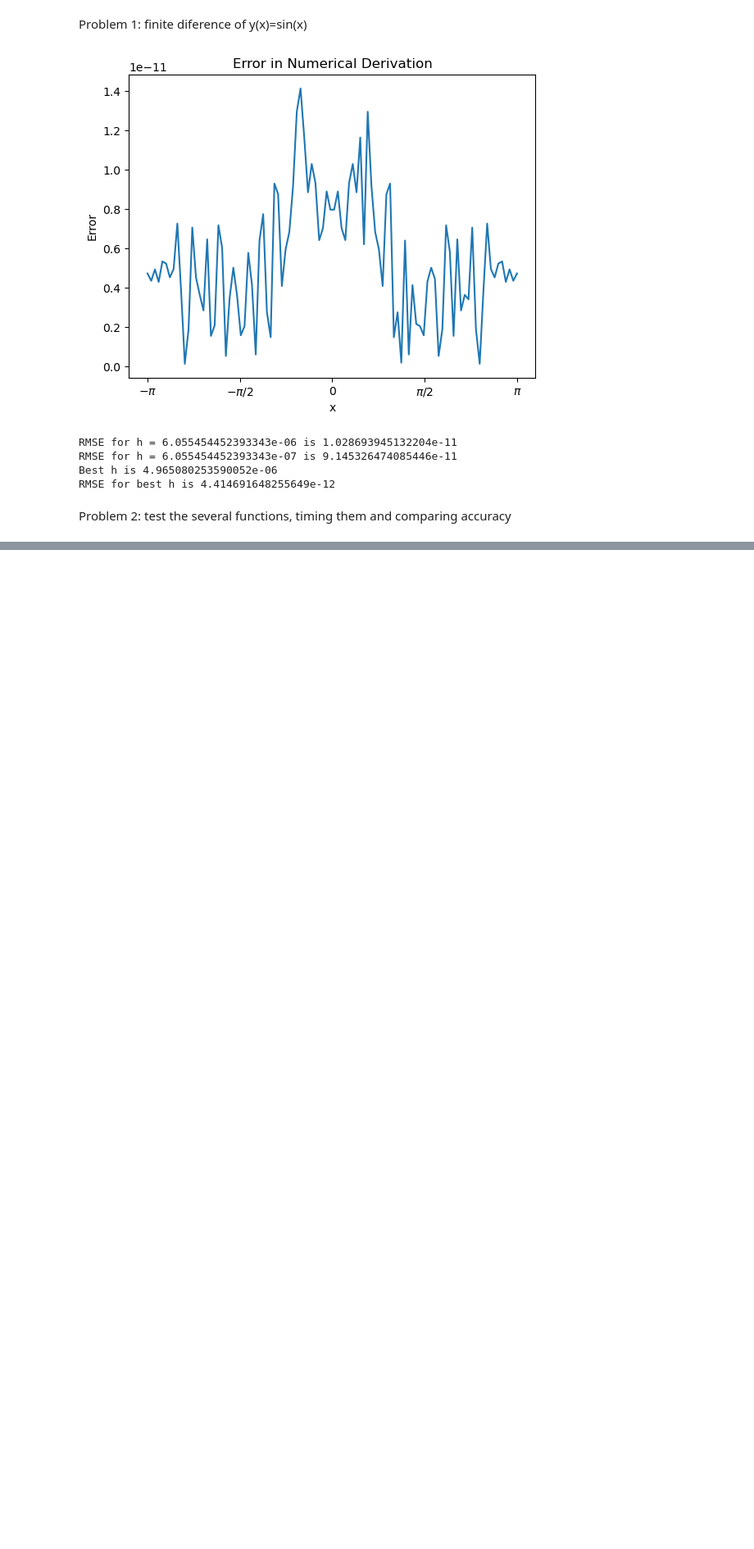
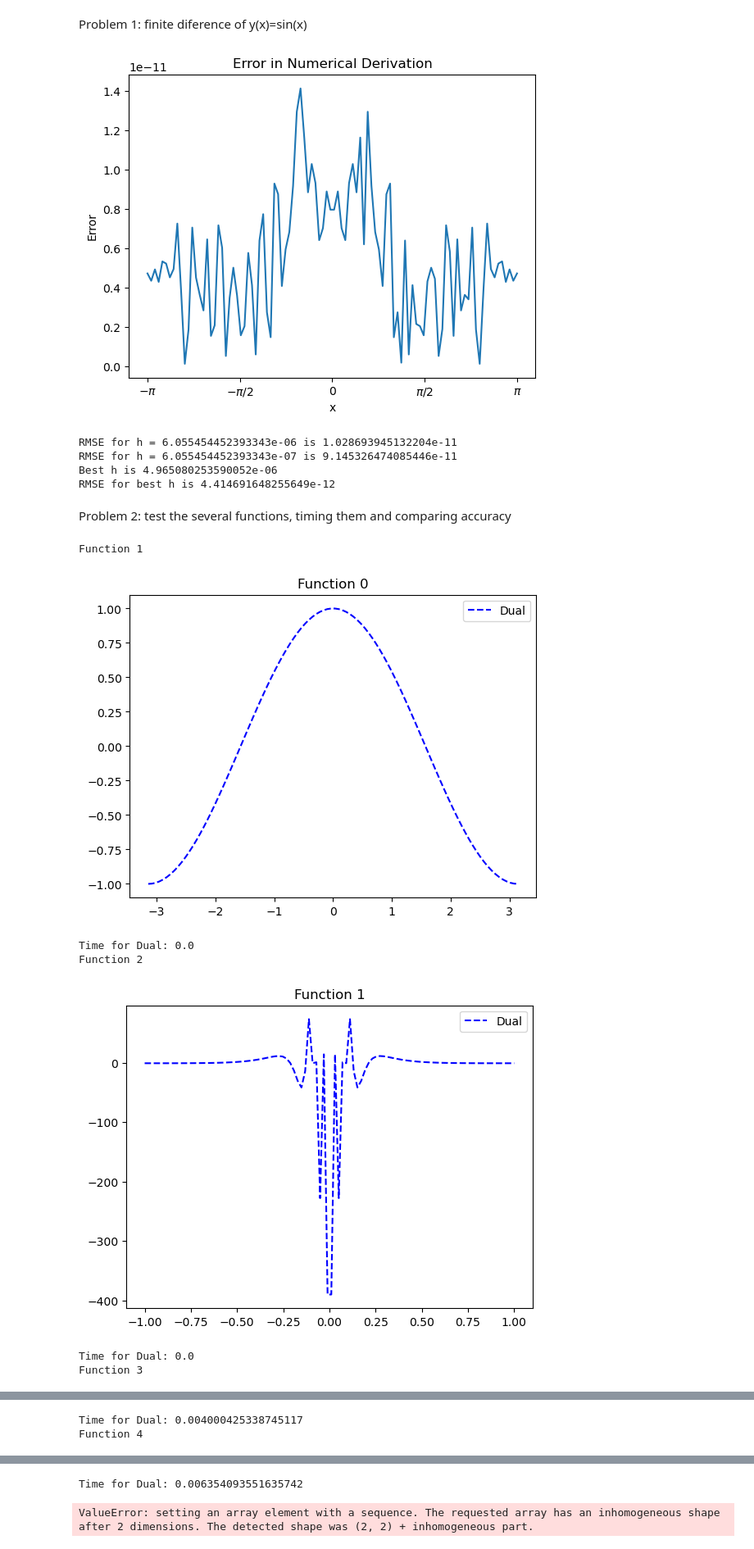
Before and after one commit to BeneathTheManWeFindHis-Nucleus/NumDerivatives-Group-, a Jupyter notebook: main.ipynb, the cells around one changed output, grey strips where cells are left out. Shown: that part at 82% size. Cells and saved outputs as stored; diff of their text form; code cells hidden in the pictures; blank space fills up the shorter version.

Commit message:
test my dual number implementation

```diff
--- a/main.ipynb
+++ b/main.ipynb
@@ -138,6 +138,13 @@ x4 = np.linspace(-1, 1, 100, endpoint=True)
 
 
 def f5(x):
+    ys = []
+    for x_i in x:
+        ys.append(f5_helper(x_i))
+    return ys
+
+
+def f5_helper(x):
     A = np.array([[1, x], [2, x**2]])
     b = np.array([[1], [1]])
     y = np.linalg.solve(A, b)
@@ -145,3 +152,38 @@ def f5(x):
 
 
 x5 = np.linspace(-3, 3, 100, endpoint=True)
+# %%
+methods = ["Dual"]  # add your method here when you implement it
+functions = [f1, f2, f3, f4, f5]
+x = [x1, x2, x3, x4, x5]
+import time
+from interface import derivative
+import matplotlib.pyplot as plt
+
+for i in range(len(functions)):
+    times = []
+    derivs = []
+    for method in methods:
+        start = time.time()
+        temp = derivative(functions[i], x[i], method)
+        end = time.time()
+        derivs.append(temp)
+        times.append(end - start)
+    print(f"Function {i+1}")
+    plt.figure()
+    plt.plot(x[i], derivs[0], "b--", label=methods[0])
+    plt.legend()
+    plt.title(f"Function {i}")
+    plt.show()
+
+    print(f"Time for {methods[0]}: {times[0]}")
+    # print(f"Time for {methods[1]}: {times[1]}")
+    # print(f"Time for {methods[2]}: {times[2]}")
+# %% [output]
+Function 1
+[figure, added]
+Time for Dual: 0.0
+Function 2
+[figure, added]
+Time for Dual: 0.0
+Function 3
@@ -147,0 +191,2 @@ x5 = np.linspace(-3, 3, 100, endpoint=True)
+Time for Dual: 0.004000425338745117
+Function 4
@@ -147,0 +194,2 @@ x5 = np.linspace(-3, 3, 100, endpoint=True)
+Time for Dual: 0.006354093551635742
+ValueError: setting an array element with a sequence. The requested array has an inhomogeneous shape after 2 dimensions. The detected shape was (2, 2) + inhomogeneous part.
```
Also changed, not shown: parts of 1 cell of this notebook.
